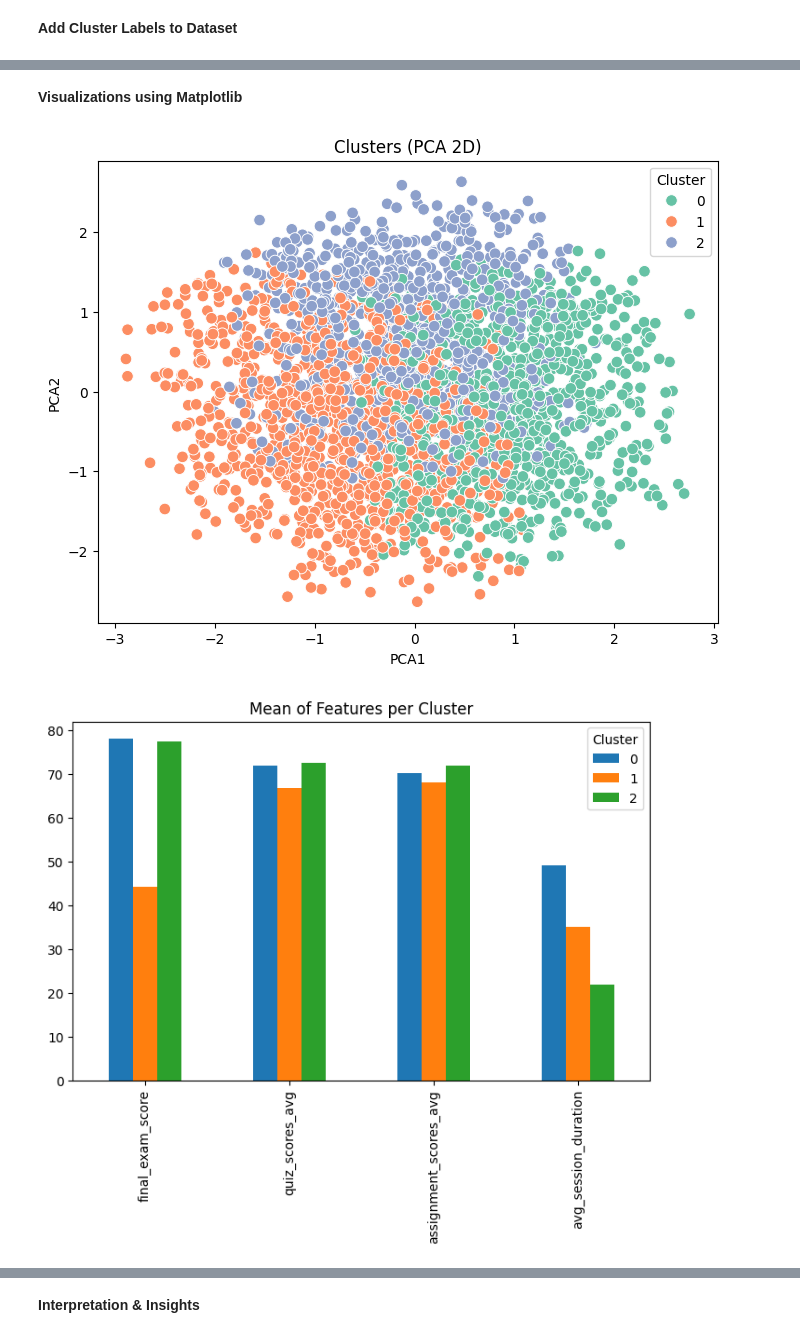
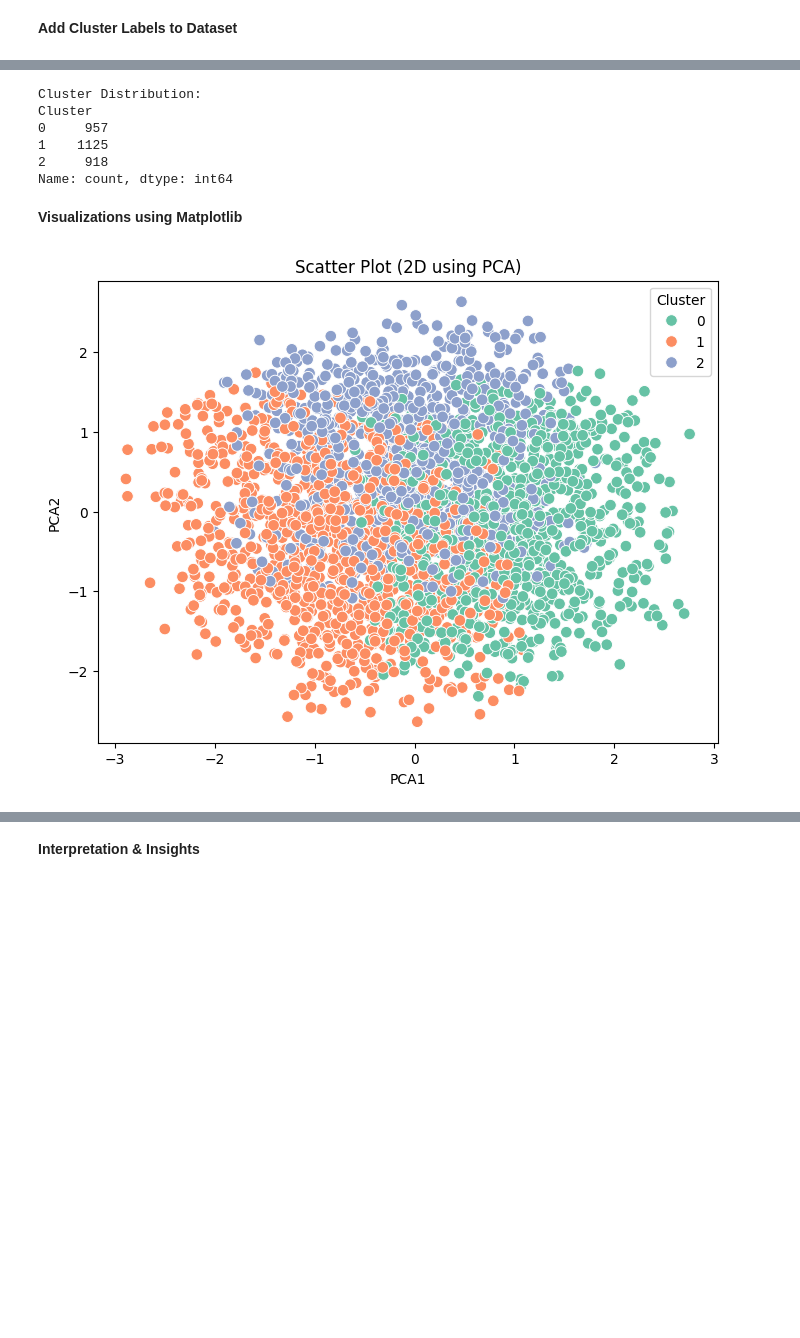
Before and after one commit to SamikshaBobade/Study-Track-AI-based-Student-Study-Habit-Recommender, a Jupyter notebook: Milestone_2_Clustering/clustering.ipynb, the cells around one changed output, grey strips where cells are left out. Saved outputs shown, nothing was run; the diff lists cells and outputs as text; code cells hidden in the pictures; blank space fills up the shorter version.

```diff
--- a/Milestone_2_Clustering/clustering.ipynb
+++ b/Milestone_2_Clustering/clustering.ipynb
@@ -101,49 +100,41 @@ Name: count, dtype: int64
+# %%
+# Cluster size distribution
+cluster_counts = df['Cluster'].value_counts().sort_index()
+print("\nCluster Distribution:")
+print(cluster_counts)
+# %% [output]
+Cluster Distribution:
+Cluster
+0     957
+1    1125
+2     918
+Name: count, dtype: int64
 # %% [markdown]
 **Visualizations using Matplotlib**
 # %%
-# Visualization
+# Visualizations
 
 import matplotlib.pyplot as plt
 import seaborn as sns
 from sklearn.decomposition import PCA
 from sklearn.preprocessing import StandardScaler
 import warnings
 warnings.filterwarnings('ignore')
 
 # Scale data
 scaler = StandardScaler()
 scaled_data = scaler.fit_transform(df[selected_features])
 
 # PCA for 2D view
 pca = PCA(n_components=2)
 pca_features = pca.fit_transform(scaled_data)
 df['PCA1'] = pca_features[:, 0]
 df['PCA2'] = pca_features[:, 1]
 
 # Scatter plot
 plt.figure(figsize=(8,6))
 sns.scatterplot(x='PCA1', y='PCA2', hue='Cluster', data=df, palette='Set2', s=70)
-plt.title('Clusters (PCA 2D)')
+plt.title('Scatter Plot (2D using PCA)')
 plt.show()
-
-# Bar plot (mean values)
-cluster_summary = df.groupby('Cluster')[selected_features].mean().reset_index()
-cluster_summary.set_index('Cluster').T.plot(kind='bar', figsize=(8,5))
-plt.title('Mean of Features per Cluster')
-plt.show()
-
-# Box plot (final_exam_score across clusters)
-plt.figure(figsize=(6,4))
-sns.boxplot(x='Cluster', y='final_exam_score', data=df, hue='Cluster', palette='Set3', legend=False)
-plt.title('Final Exam Score by Cluster')
-plt.show()
-
-# Pie chart (cluster size)
-cluster_counts = df['Cluster'].value_counts()
-plt.figure(figsize=(5,5))
-plt.pie(cluster_counts, labels=cluster_counts.index, autopct='%1.1f%%', colors=sns.color_palette('viridis', len(cluster_counts)))
-plt.title('Cluster Size Distribution')
-plt.show()
 # %% [output]
-[figure, old version]
+[figure, new version]
-[figure, removed]
```
Also changed, not shown: parts of 12 cells of this notebook.
